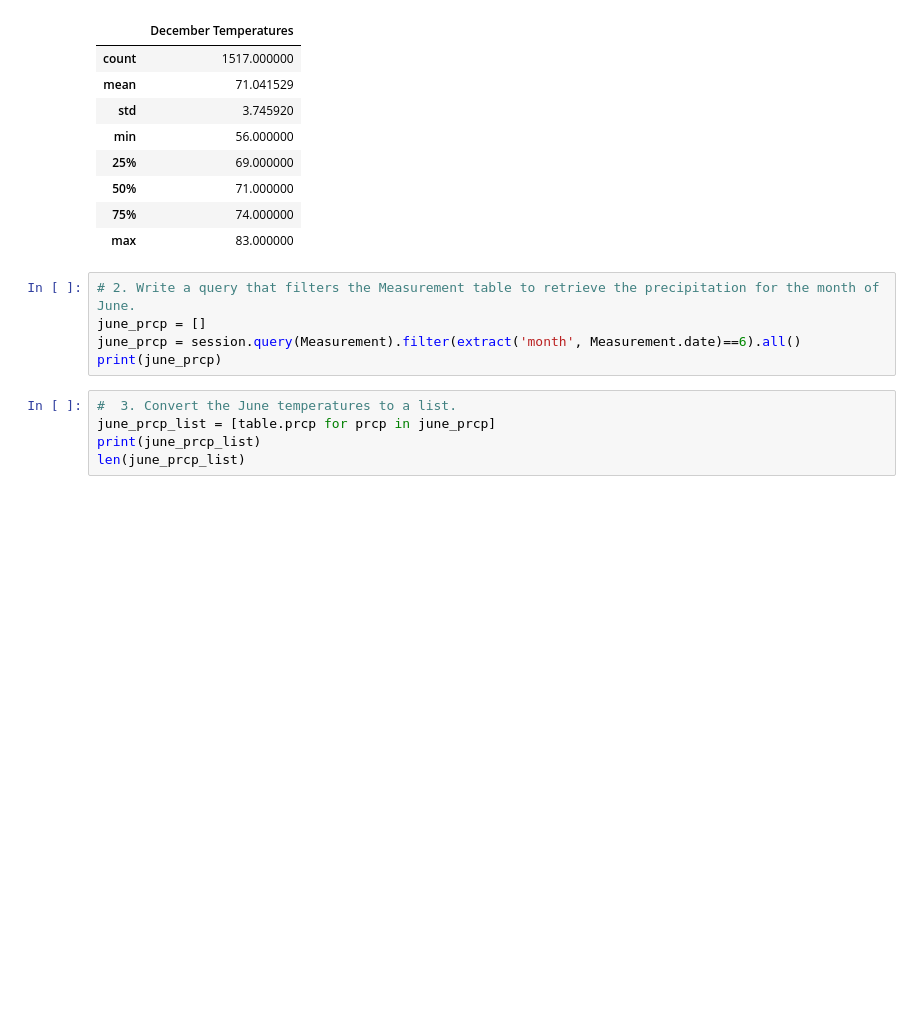
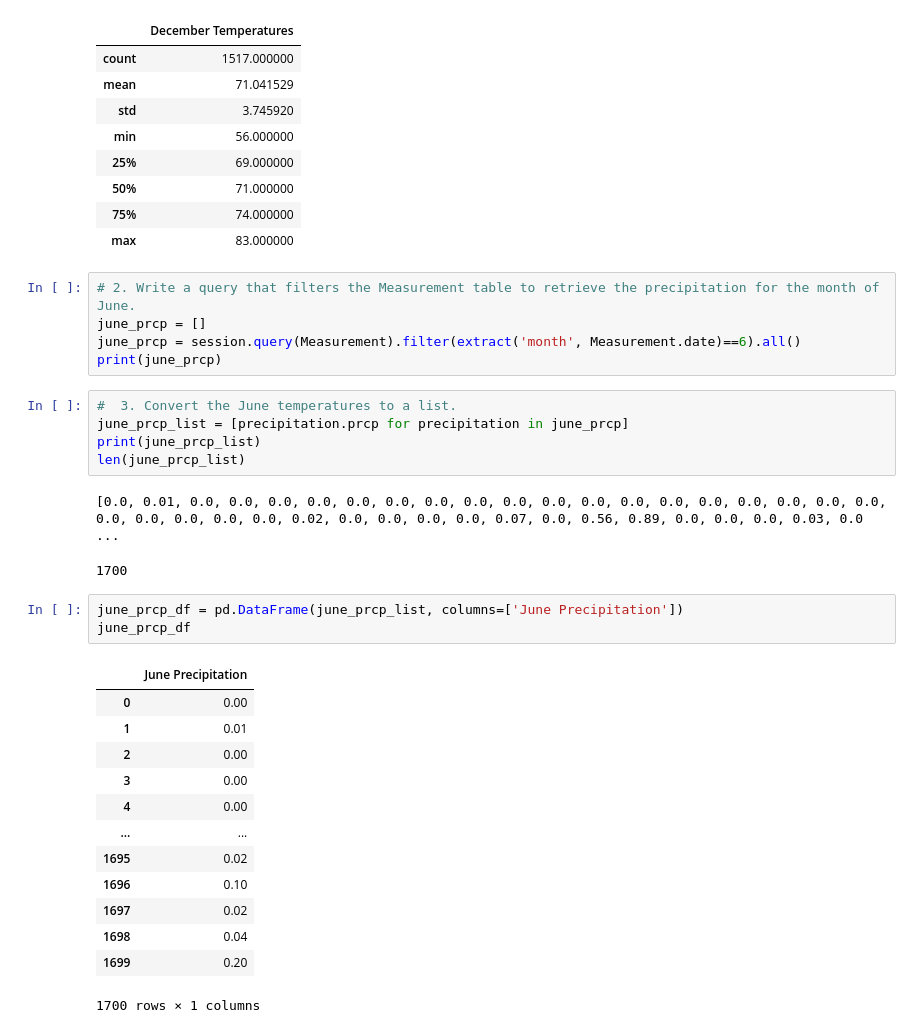
Before and after one commit to LaviJ/surfs_up, a Jupyter notebook: SurfsUp_Challenge.ipynb, the cells around one changed output. Cells and saved outputs as stored; diff of their text form; blank space fills up the shorter version.

```diff
--- a/SurfsUp_Challenge.ipynb
+++ b/SurfsUp_Challenge.ipynb
@@ -127,6 +127,26 @@ june_prcp = session.query(Measurement).filter(extract('month', Measurement.date)
 print(june_prcp)
 # %%
 #  3. Convert the June temperatures to a list.
-june_prcp_list = [table.prcp for prcp in june_prcp]
+june_prcp_list = [precipitation.prcp for precipitation in june_prcp]
 print(june_prcp_list)
 len(june_prcp_list)
+# %% [output]
+[0.0, 0.01, 0.0, 0.0, 0.0, 0.0, 0.0, 0.0, 0.0, 0.0, 0.0, 0.0, 0.0, 0.0, 0.0, 0.0, 0.0, 0.0, 0.0, 0.0, 0.0, 0.0, 0.0, 0.0, 0.0, 0.02, 0.0, 0.0, 0.0, 0.0, 0.07, 0.0, 0.56, 0.89, 0.0, 0.0, 0.0, 0.03, 0.0 ...
+1700
+# %%
+june_prcp_df = pd.DataFrame(june_prcp_list, columns=['June Precipitation'])
+june_prcp_df
+# %% [output]
+|  | June Precipitation |
+| 0 | 0.00 |
+| 1 | 0.01 |
+| 2 | 0.00 |
+| 3 | 0.00 |
+| 4 | 0.00 |
+| ... | ... |
+| 1695 | 0.02 |
+| 1696 | 0.10 |
+| 1697 | 0.02 |
+| 1698 | 0.04 |
+| 1699 | 0.20 |
+1700 rows × 1 columns
```
Also changed, not shown: parts of 1 cell of this notebook.
